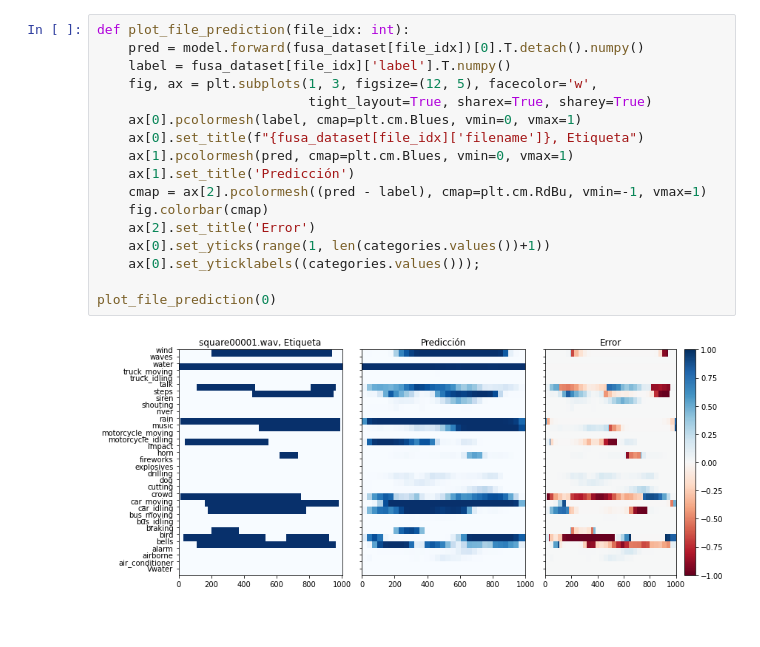
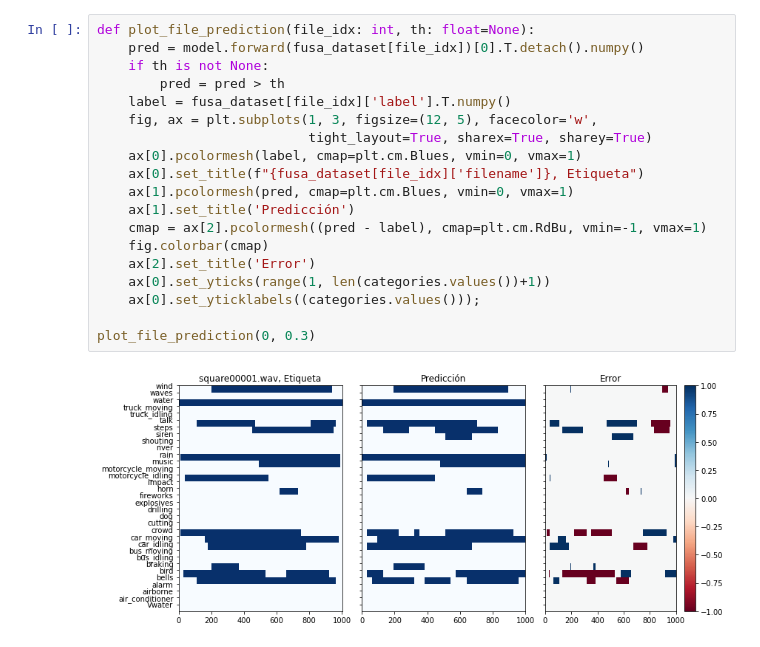
Before and after one commit to FUSA-ROADS/fusa-net-experiments, a Jupyter notebook: notebooks/metrics.ipynb, the cells around one changed output. Drawn from its saved outputs; the diff is of its cells as text.

```diff
--- a/notebooks/metrics.ipynb
+++ b/notebooks/metrics.ipynb
@@ -22,19 +26,21 @@ len(dataset.categories)
 # %%
-def plot_file_prediction(file_idx: int):
+def plot_file_prediction(file_idx: int, th: float=None):
     pred = model.forward(fusa_dataset[file_idx])[0].T.detach().numpy()
+    if th is not None:
+        pred = pred > th
     label = fusa_dataset[file_idx]['label'].T.numpy()
     fig, ax = plt.subplots(1, 3, figsize=(12, 5), facecolor='w',
                            tight_layout=True, sharex=True, sharey=True)
     ax[0].pcolormesh(label, cmap=plt.cm.Blues, vmin=0, vmax=1)
     ax[0].set_title(f"{fusa_dataset[file_idx]['filename']}, Etiqueta")
     ax[1].pcolormesh(pred, cmap=plt.cm.Blues, vmin=0, vmax=1)
     ax[1].set_title('Predicción')
     cmap = ax[2].pcolormesh((pred - label), cmap=plt.cm.RdBu, vmin=-1, vmax=1)
     fig.colorbar(cmap)
     ax[2].set_title('Error')
     ax[0].set_yticks(range(1, len(categories.values())+1))
     ax[0].set_yticklabels((categories.values()));
 
-plot_file_prediction(0)
+plot_file_prediction(0, 0.3)
 # %% [output]
-[figure, old version]
+[figure, new version]
```
Also changed, not shown: parts of 3 cells of this notebook.
